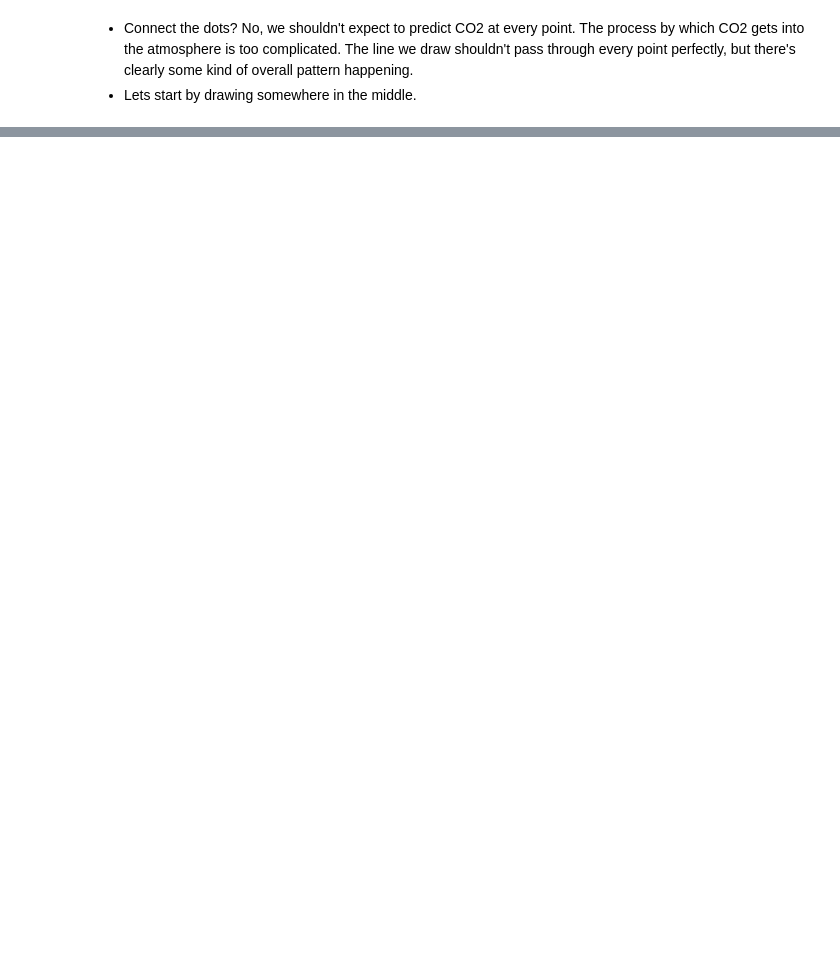
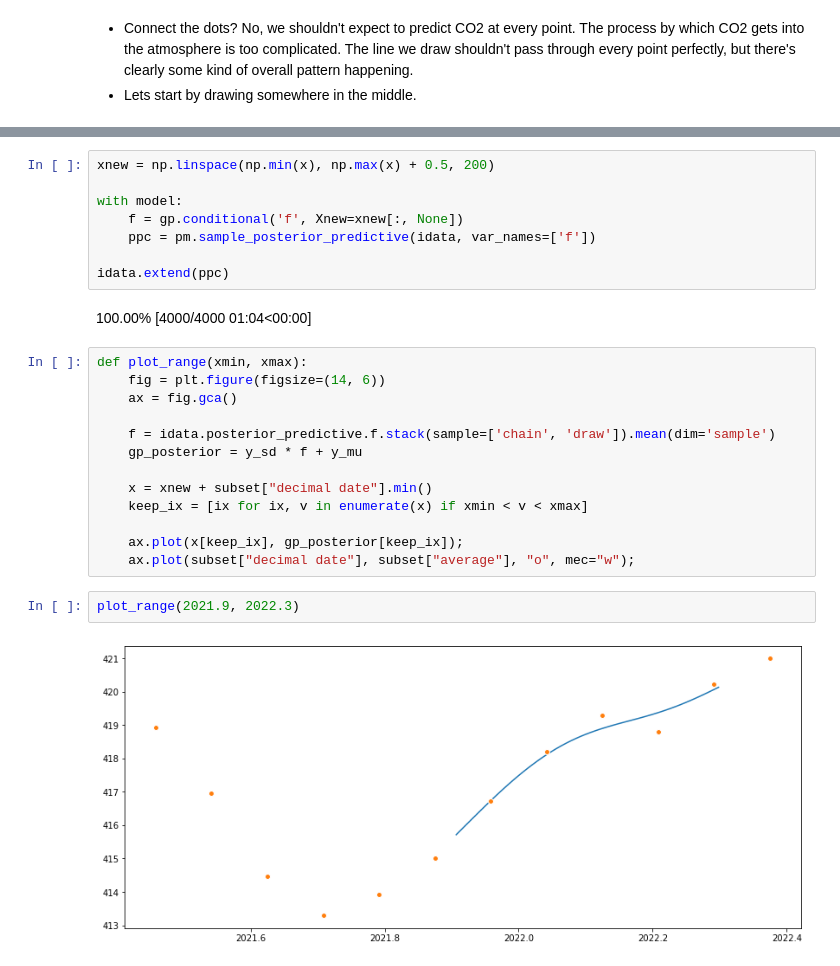
Before and after one commit to bwengals/etc, a Jupyter notebook: lesson_2.ipynb, the cells around one changed output, grey strips where cells are left out. Saved outputs shown, nothing was run; the diff lists cells and outputs as text; blank space fills up the shorter version.

```diff
--- a/lesson_2.ipynb
+++ b/lesson_2.ipynb
@@ -587,0 +628,27 @@ plt.plot(year["decimal date"], year["average"], "ko");
+# %%
+xnew = np.linspace(np.min(x), np.max(x) + 0.5, 200)
+
+with model:
+    f = gp.conditional('f', Xnew=xnew[:, None])
+    ppc = pm.sample_posterior_predictive(idata, var_names=['f'])
+
+idata.extend(ppc)
+# %% [output]
+100.00% [4000/4000 01:04<00:00]
+# %%
+def plot_range(xmin, xmax):
+    fig = plt.figure(figsize=(14, 6))
+    ax = fig.gca()
+
+    f = idata.posterior_predictive.f.stack(sample=['chain', 'draw']).mean(dim='sample')
+    gp_posterior = y_sd * f + y_mu
+
+    x = xnew + subset["decimal date"].min()
+    keep_ix = [ix for ix, v in enumerate(x) if xmin < v < xmax]
+
+    ax.plot(x[keep_ix], gp_posterior[keep_ix]);
+    ax.plot(subset["decimal date"], subset["average"], "o", mec="w");
+# %%
+plot_range(2021.9, 2022.3)
+# %% [output]
+[figure, added]
```
Also changed, not shown: parts of 4 cells of this notebook.
